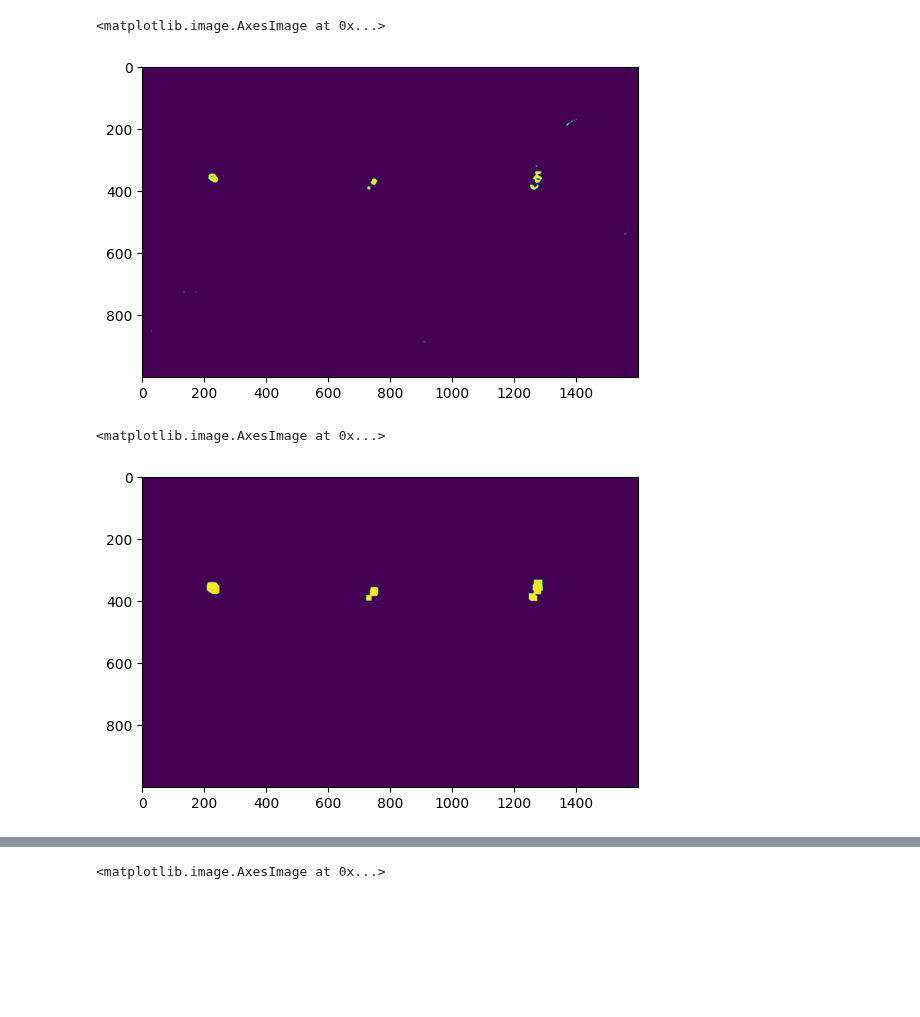
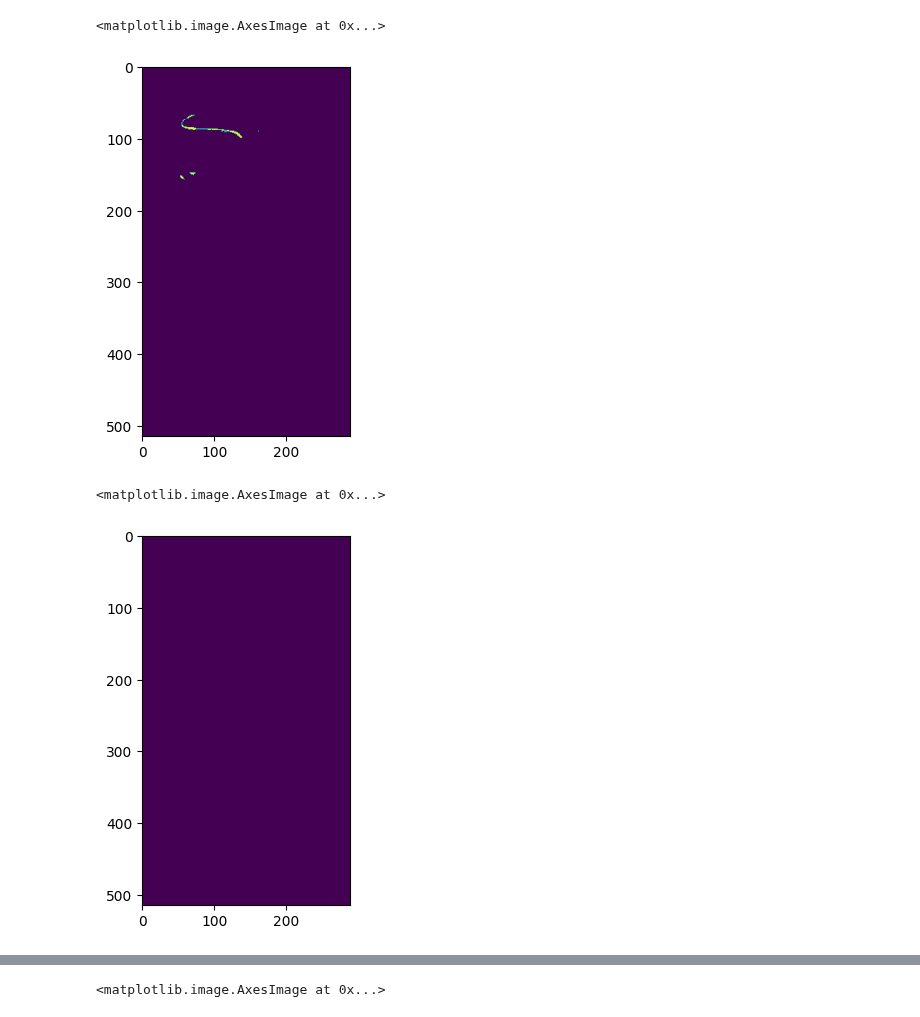
Before and after one commit to teesha902/FYP_ASMLab, a Jupyter notebook: led_tracker.ipynb, the cells around one changed output, grey strips where cells are left out. Saved outputs shown, nothing was run; the diff lists cells and outputs as text; code cells hidden in the pictures; blank space fills up the shorter version.

```diff
--- a/led_tracker.ipynb
+++ b/led_tracker.ipynb
@@ -1,5 +1,5 @@
 # %%
-led_img= "/Users/asmlabuser1/Scripts_Ari/LED.png"
+led_img= "C:\\Users\\arite\\Desktop\\ASM RA\\ASM_Killifish_repo\\d48_65_s1.png"
 no_led_img = "/Users/asmlabuser1/Scripts_Ari/no_led.png"
 # %%
 from skimage import measure, color
@@ -41,18 +54,19 @@ print(pixels_np)
 # %%
-mask = np.zeros((1000,1600))
+mask = np.zeros((len(led), len(led[0])))
 for [i,j] in pixels:
     mask[i][j] = 255
 plt.imshow(mask)
 # %% [output]
 <matplotlib.image.AxesImage at 0x...>
-[figure, old version]
+[figure, new version]
 # %%
+mask2 = cv2.dilate(mask2, None, iterations=1)
 mask2 = cv2.erode(mask, None, iterations=3)
-mask2 = cv2.dilate(mask2, None, iterations=8)
+
 plt.imshow(mask2)
 # %% [output]
 <matplotlib.image.AxesImage at 0x...>
-[figure, old version]
+[figure, new version]
 # %%
 print(no_led[0][0]) #pixel of normal image
 no_led_LAB = color.rgb2lab(no_led)
```
Also changed, not shown: parts of 11 cells of this notebook, 14 other files.
